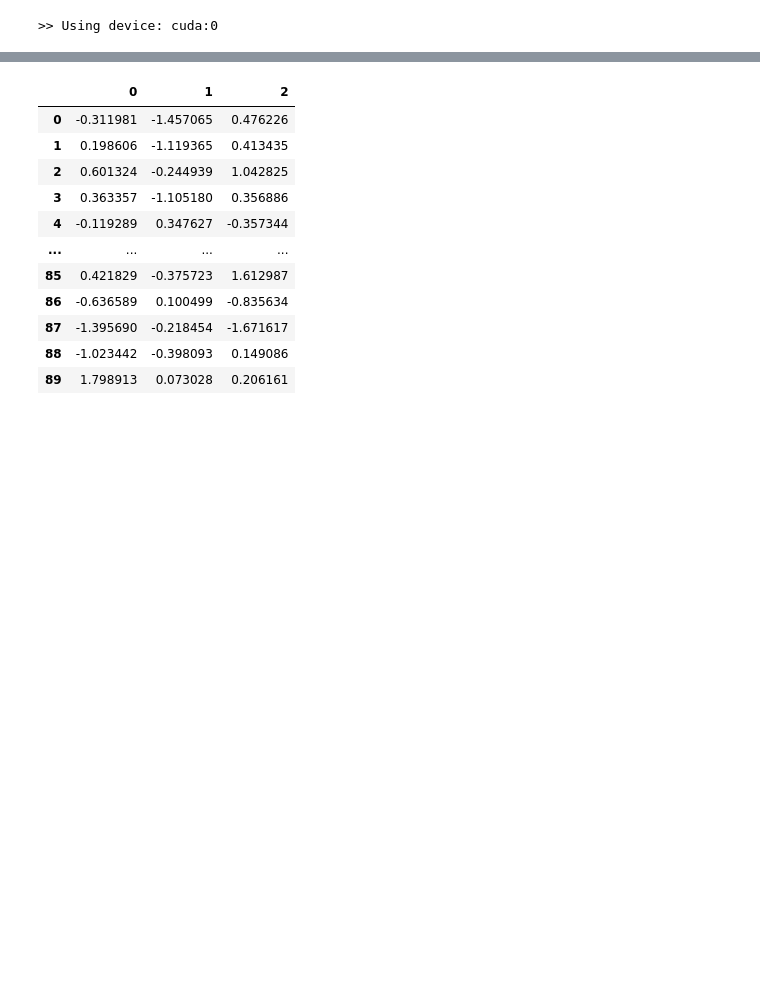
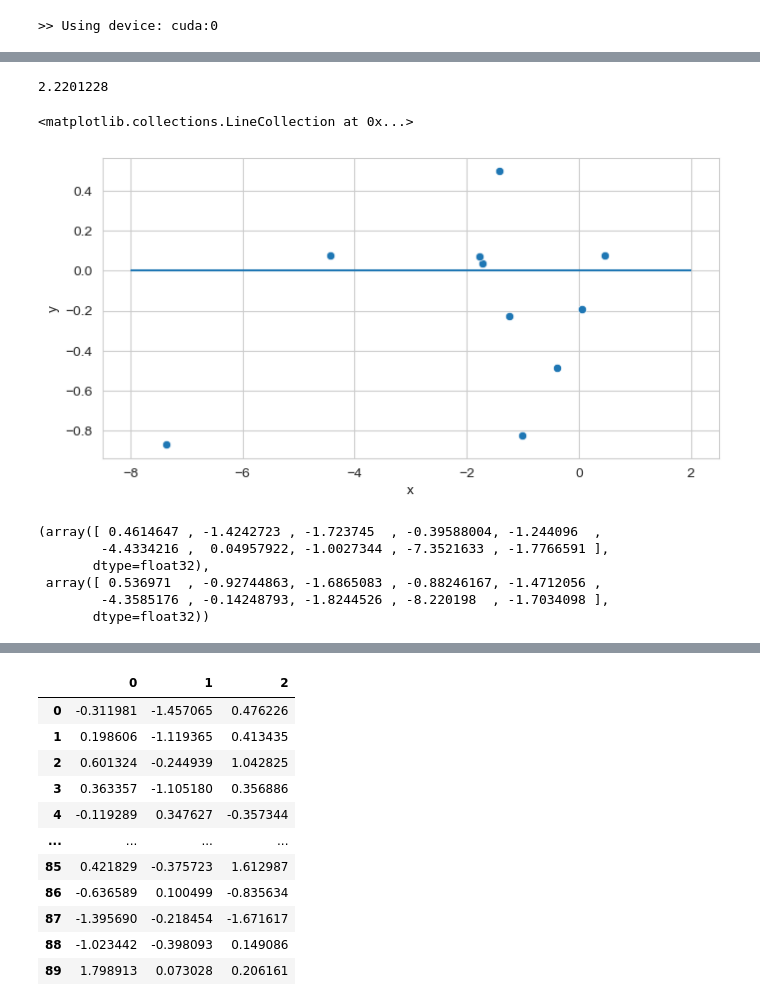
Before and after one commit to AlliBusa/02456_Project_Causality, a Jupyter notebook: generating_synthetic_data.ipynb, the cells around one changed output, grey strips where cells are left out. Saved outputs shown, nothing was run; the diff lists cells and outputs as text; code cells hidden in the pictures; blank space fills up the shorter version.

```diff
--- a/generating_synthetic_data.ipynb
+++ b/generating_synthetic_data.ipynb
@@ -548,0 +574,27 @@ x_samples = px.sample()
+# %%
+np.std(true_x[-1,:])
+# %% [output]
+2.2201228
+# %%
+pred_x=Tensor.cpu(outputs['px'].loc).numpy()
+true_x=X.detach().numpy()[910:,:]
+
+plot_df = pd.concat([p(true_x[-1,:]), p(pred_x[-1,:]-true_x[-1,:])],axis=1)
+plot_df.columns=['x', 'y']
+plt.figure(figsize=(8,4), dpi=100)
+sns.scatterplot(data=plot_df, x='x', y='y')
+plt.hlines(0,-8,2)
+# %% [output]
+<matplotlib.collections.LineCollection at 0x...>
+[figure, added]
+# %%
+
+plot_df.columns=['x', 'y', 'Env']
+sns.scatterplot(data=plot_df, x='x', y='y', hue='Env')
+# %% [output]
+(array([ 0.4614647 , -1.4242723 , -1.723745  , -0.39588004, -1.244096  ,
+        -4.4334216 ,  0.04957922, -1.0027344 , -7.3521633 , -1.7766591 ],
+       dtype=float32),
+ array([ 0.536971  , -0.92744863, -1.6865083 , -0.88246167, -1.4712056 ,
+        -4.3585176 , -0.14248793, -1.8244526 , -8.220198  , -1.7034098 ],
+       dtype=float32))
```
Also changed, not shown: parts of 7 cells of this notebook.
